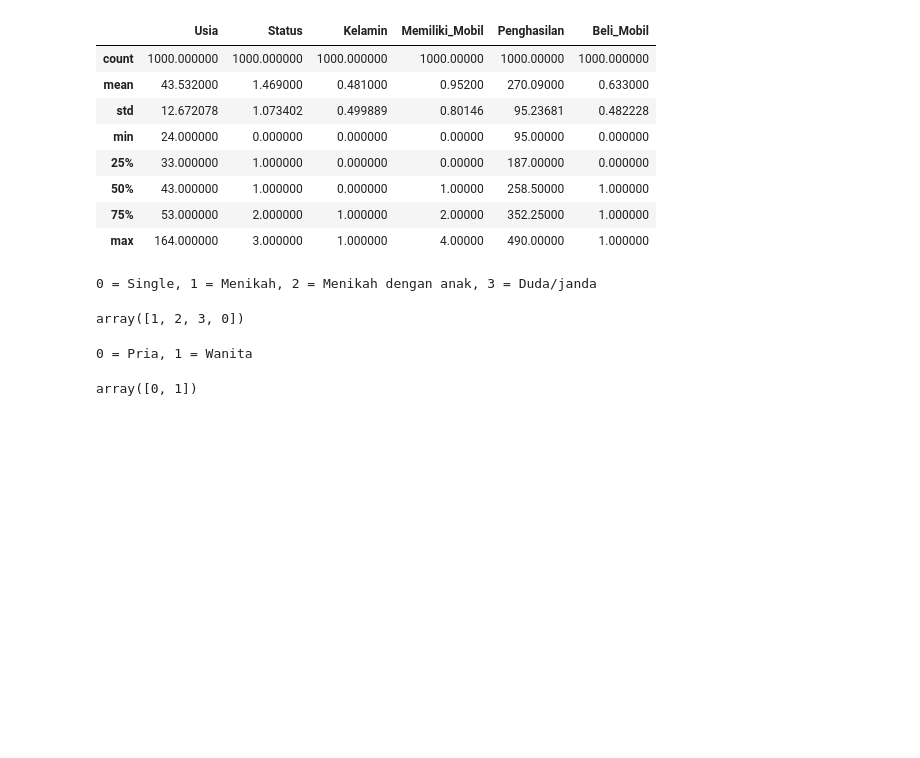
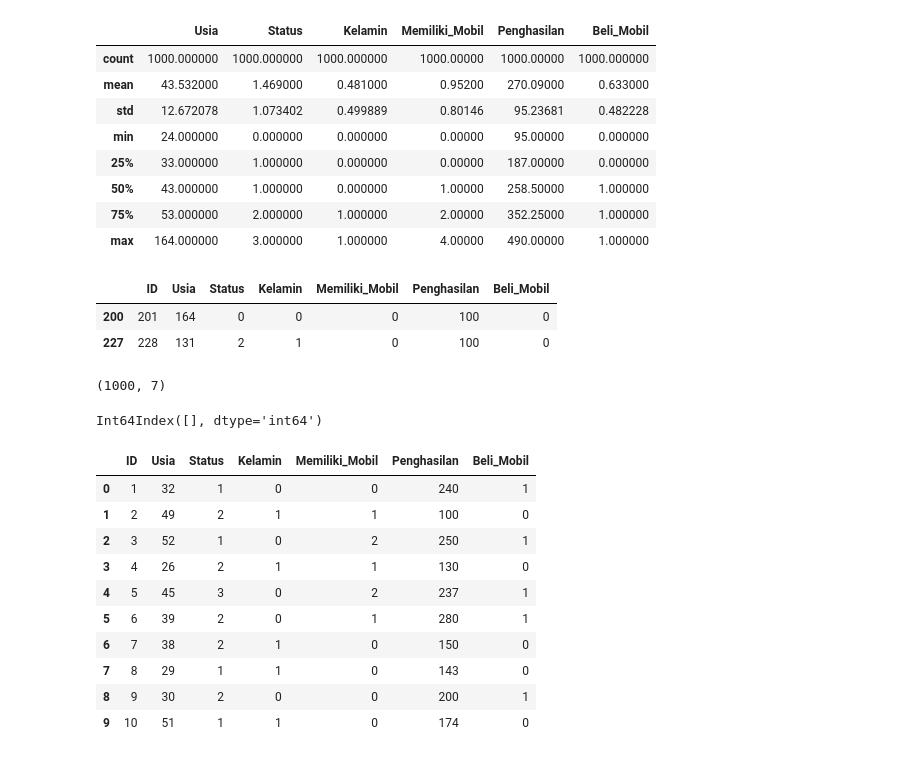
Before and after one commit to mhyubr/Basic_Machine_Learning, a Jupyter notebook: Logistic_Regression.ipynb, the cells around one changed output. Drawn from its saved outputs; the diff is of its cells as text; code cells hidden in the pictures; blank space fills up the shorter version.

```diff
--- a/Logistic_Regression.ipynb
+++ b/Logistic_Regression.ipynb
@@ -46,15 +67,33 @@ pembeli_mobil[['Usia', 'Status', 'Kelamin', 'Memiliki_Mobil', 'Penghasilan', 'Be
 | 50% | 43.000000 | 1.000000 | 0.000000 | 1.00000 | 258.50000 | 1.000000 |
 | 75% | 53.000000 | 2.000000 | 1.000000 | 2.00000 | 352.25000 | 1.000000 |
 | max | 164.000000 | 3.000000 | 1.000000 | 4.00000 | 490.00000 | 1.000000 |
-# %%
-print('0 = Single, 1 = Menikah, 2 = Menikah dengan anak, 3 = Duda/janda\n')
-pembeli_mobil['Status'].unique()
-# %% [output]
-0 = Single, 1 = Menikah, 2 = Menikah dengan anak, 3 = Duda/janda
-array([1, 2, 3, 0])
-# %%
-print('0 = Pria, 1 = Wanita\n')
-pembeli_mobil['Kelamin'].unique()
-# %% [output]
-0 = Pria, 1 = Wanita
-array([0, 1])
+# %%
+pembeli_mobil[pembeli_mobil['Usia'] >= 100]
+# %% [output]
+|  | ID | Usia | Status | Kelamin | Memiliki_Mobil | Penghasilan | Beli_Mobil |
+| 200 | 201 | 164 | 0 | 0 | 0 | 100 | 0 |
+| 227 | 228 | 131 | 2 | 1 | 0 | 100 | 0 |
+# %%
+pembeli_mobil.shape
+# %% [output]
+(1000, 7)
+# %%
+pembeli_mobil[pembeli_mobil['Usia'] >= 100].index
+# %% [output]
+Int64Index([], dtype='int64')
+# %%
+pembeli_mobil.drop(pembeli_mobil[pembeli_mobil['Usia'] >= 100].index, inplace=True, axis = 0)
+# %%
+pembeli_mobil.head(10)
+# %% [output]
+|  | ID | Usia | Status | Kelamin | Memiliki_Mobil | Penghasilan | Beli_Mobil |
+| 0 | 1 | 32 | 1 | 0 | 0 | 240 | 1 |
+| 1 | 2 | 49 | 2 | 1 | 1 | 100 | 0 |
+| 2 | 3 | 52 | 1 | 0 | 2 | 250 | 1 |
+| 3 | 4 | 26 | 2 | 1 | 1 | 130 | 0 |
+| 4 | 5 | 45 | 3 | 0 | 2 | 237 | 1 |
+| 5 | 6 | 39 | 2 | 0 | 1 | 280 | 1 |
+| 6 | 7 | 38 | 2 | 1 | 0 | 150 | 0 |
+| 7 | 8 | 29 | 1 | 1 | 0 | 143 | 0 |
+| 8 | 9 | 30 | 2 | 0 | 0 | 200 | 1 |
+| 9 | 10 | 51 | 1 | 1 | 0 | 174 | 0 |
```
Also changed, not shown: parts of 3 cells of this notebook.
